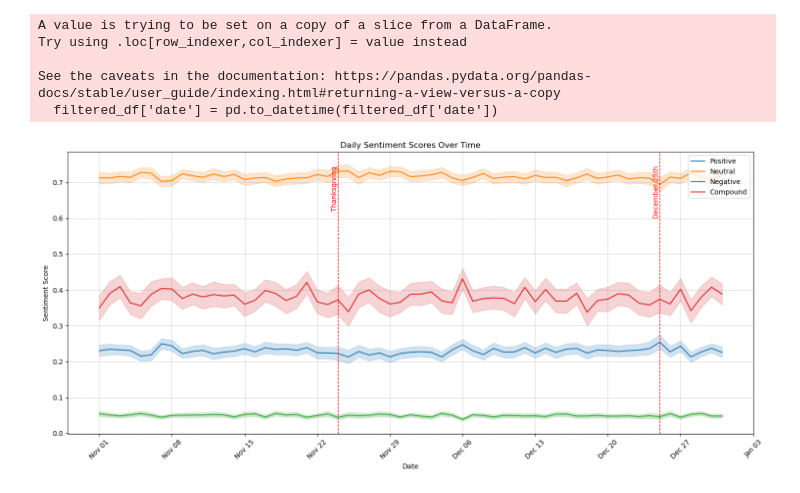
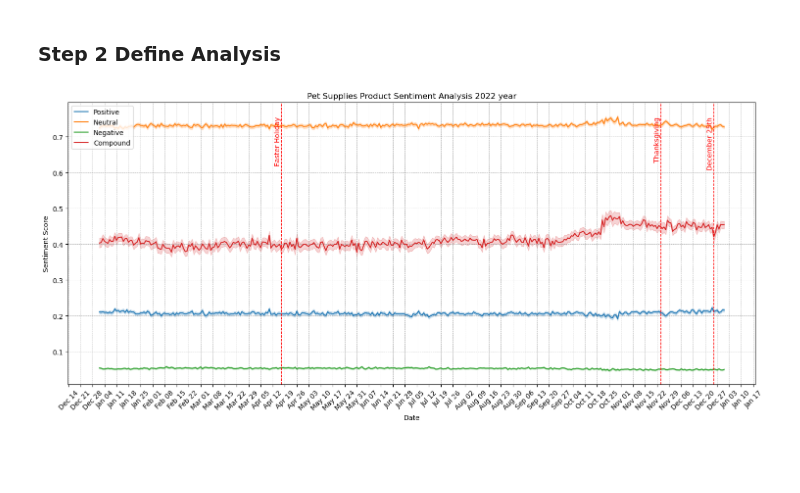
Before and after one commit to svukomanovic/Amazon-Sentiment-Analysis, a Jupyter notebook: month-by-month-analysis.ipynb, the cells around one changed output. Saved outputs shown, nothing was run; the diff lists cells and outputs as text; code cells hidden in the pictures; blank space fills up the shorter version.

```diff
--- a/month-by-month-analysis.ipynb
+++ b/month-by-month-analysis.ipynb
@@ -8,7 +10,7 @@ from tqdm.notebook import tqdm
 import tkinter as tk
 from tkinter import filedialog, messagebox
 
-
+#Ref GUI to get file: https://www.geeksforgeeks.org/read-a-text-file-using-python-tkinter/
 file = tk.Tk()
 file.withdraw()
 
@@ -21,9 +23,19 @@ file_path = filedialog.askopenfilename(
 combined_df_2022 = pd.read_csv(file_path)
 
 # Step 1: Define date range and filter data
-start_date = '11-01-2022'
+start_date = '01-01-2022'
 end_date = '12-31-2022'
 combined_df_2022['date'] = pd.to_datetime(combined_df_2022['date'])
+
+#Filter dataset based on start and end date
 filtered_df = combined_df_2022[(combined_df_2022['date'] >= start_date) & (combined_df_2022['date'] <= end_date)]
 
 file.destroy()
+# Step 2: Create 'week_start_date' column
+filtered_df['week_start_date'] = filtered_df['date'] - pd.to_timedelta(filtered_df['date'].dt.weekday, unit='d')
+
+# Step 3: Compute sentiment scores
+filtered_df['text'] = filtered_df['text'].astype(str).fillna('')
+sentiment_analyzer = SentimentIntensityAnalyzer()
+tqdm.pandas()
+filtered_df[['neg', 'neu', 'pos', 'compound']] = filtered_df['text'].progress_apply(lambda x: pd.Series(sentiment_analyzer.polarity_scores(x)))
@@ -88,3 +42,5 @@ See the caveats in the documentation: https://pandas.pydata.org/pandas-docs/stab
+# %% [markdown]
+### Step 2 Define Analysis
 # %%
 import matplotlib.pyplot as plt
 import seaborn as sns
@@ -104,39 +60,39 @@ sns.lineplot(data=filtered_df, x='date', y='neg', label='Negative')
 sns.lineplot(data=filtered_df, x='date', y='compound', label='Compound')
 
 # Add light grid lines
 plt.grid(True, which='both', linestyle='--', linewidth=0.5, color='grey', alpha=0.7)
 
 # Highlight December 25th and Thanksgiving
 # Define the dates
 dec25 = pd.to_datetime('2022-12-25')
 thanksgiving = pd.to_datetime('2022-11-24')  # Thanksgiving in 2022 was on November 24th
-
+easter = pd.to_datetime('2022-04-17')  # Thanksgiving in 2022 was on November 24th
 # Add vertical lines at the specified dates
+plt.axvline(x=easter, color='red', linestyle='--', linewidth=1)
 plt.axvline(x=thanksgiving, color='red', linestyle='--', linewidth=1)
 plt.axvline(x=dec25, color='red', linestyle='--', linewidth=1)
 
+
+
 # Add annotations for the dates
+plt.text(easter, plt.ylim()[1]*0.95, 'Easter Holiday', rotation=90, color='red',
+         verticalalignment='top', horizontalalignment='right')
 plt.text(thanksgiving, plt.ylim()[1]*0.95, 'Thanksgiving', rotation=90, color='red',
          verticalalignment='top', horizontalalignment='right')
 plt.text(dec25, plt.ylim()[1]*0.95, 'December 25th', rotation=90, color='red',
          verticalalignment='top', horizontalalignment='right')
 
-# Format the x-axis to improve readability
+# Date Formatter ref https://www.geeksforgeeks.org/matplotlib-dates-dateformatter-class-in-python/
 plt.gca().xaxis.set_major_formatter(mdates.DateFormatter('%b %d'))
 plt.gca().xaxis.set_major_locator(mdates.WeekdayLocator(interval=1))
 plt.xticks(rotation=45)
 
 # Set plot title and labels
-plt.title('Daily Sentiment Scores Over Time')
+plt.title('Pet Supplies Product Sentiment Analysis 2022 year')
 plt.xlabel('Date')
 plt.ylabel('Sentiment Score')
 plt.legend()
 plt.tight_layout()
 plt.show()
 # %% [output]
-A value is trying to be set on a copy of a slice from a DataFrame.
-Try using .loc[row_indexer,col_indexer] = value instead
-
-See the caveats in the documentation: https://pandas.pydata.org/pandas-docs/stable/user_guide/indexing.html#returning-a-view-versus-a-copy
-  filtered_df['date'] = pd.to_datetime(filtered_df['date'])
-[figure, old version]
+[figure, new version]
```
Also changed, not shown: parts of 6 cells of this notebook, 1 other file.
